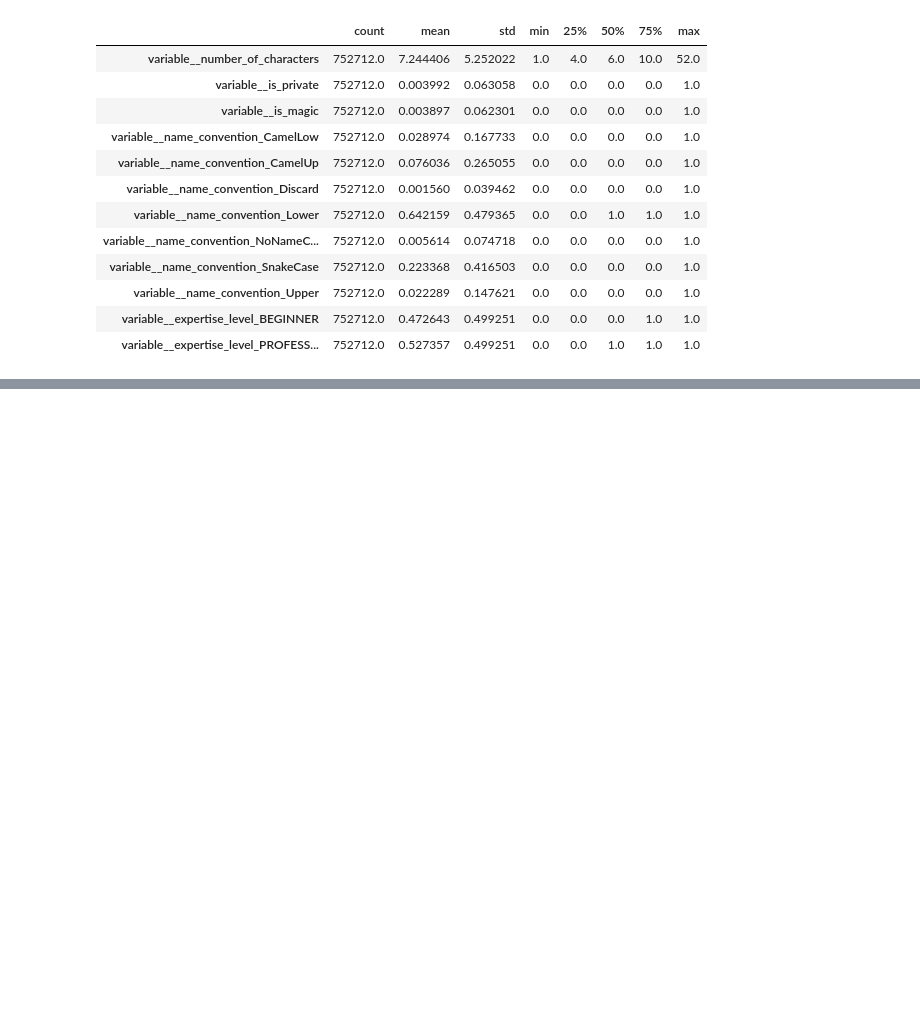
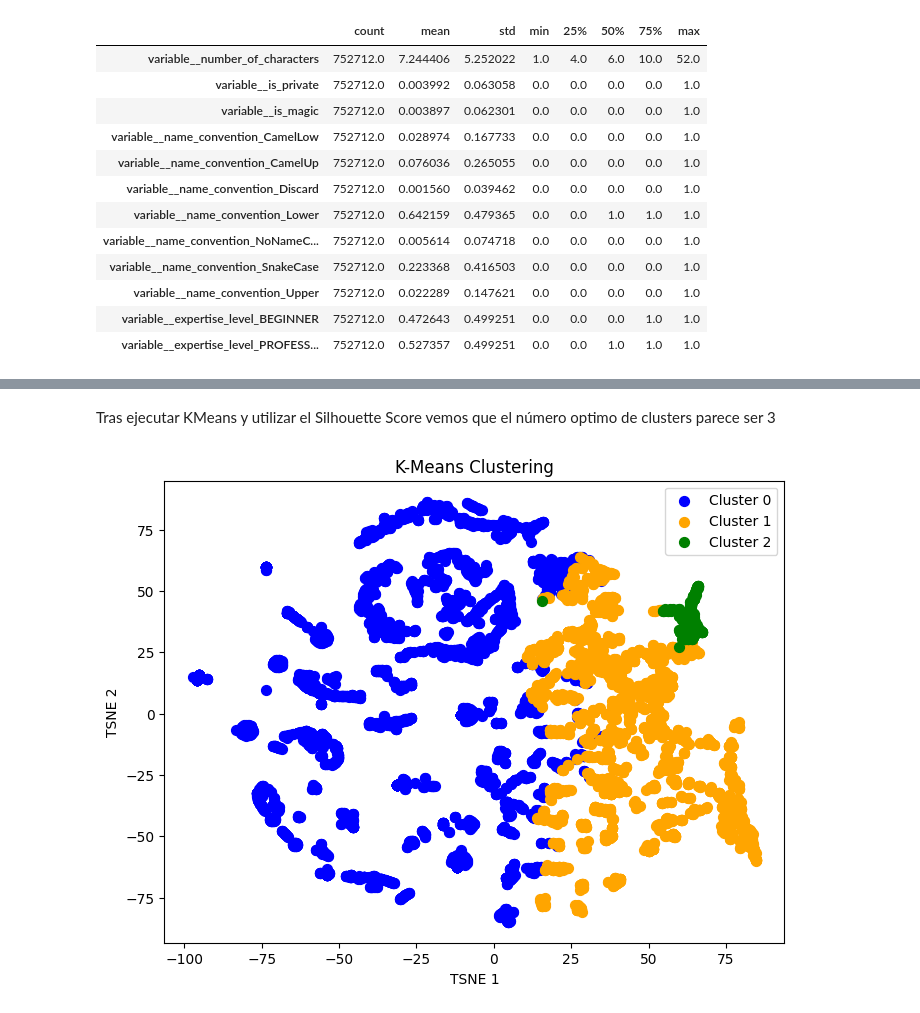
Before and after one commit to UO284262/PythonSourceCodeAnalysis, a Jupyter notebook: notebooks/14_variables.ipynb, the cells around one changed output, grey strips where cells are left out. Saved outputs shown, nothing was run; the diff lists cells and outputs as text; code cells hidden in the pictures; blank space fills up the shorter version.

```diff
--- a/notebooks/14_variables.ipynb
+++ b/notebooks/14_variables.ipynb
@@ -413,0 +421,9 @@ np.transpose(X[~mask].describe(percentiles=[.25, .50, .75], include = ['object',
+# %% [markdown]
+Tras ejecutar KMeans y utilizar el Silhouette Score vemos que el número optimo de clusters parece ser 3
+# %%
+kmeans = KMeans(n_clusters=3)
+clusters = kmeans.fit_predict(X)
+
+plot_clusters(X, clusters, 'K-Means Clustering')
+# %% [output]
+[figure, added]
```
Also changed, not shown: parts of 23 cells of this notebook, 20 other files.
